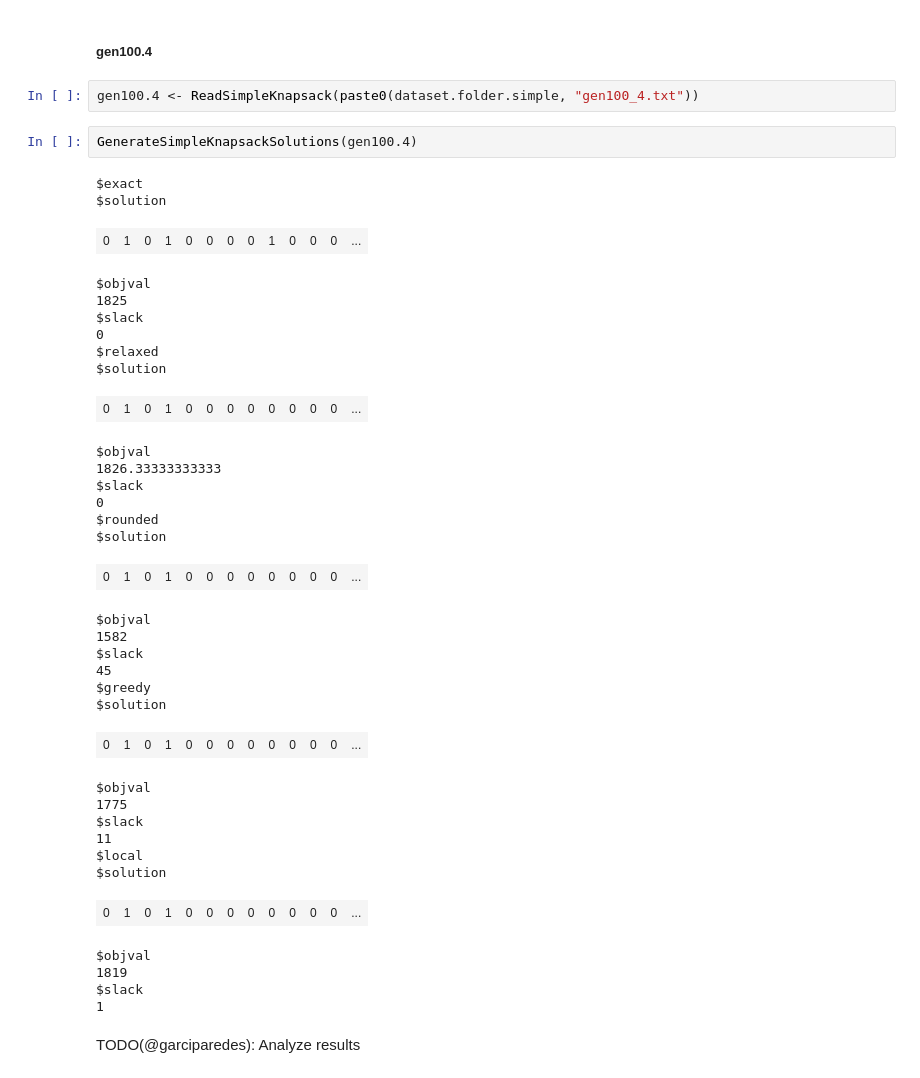
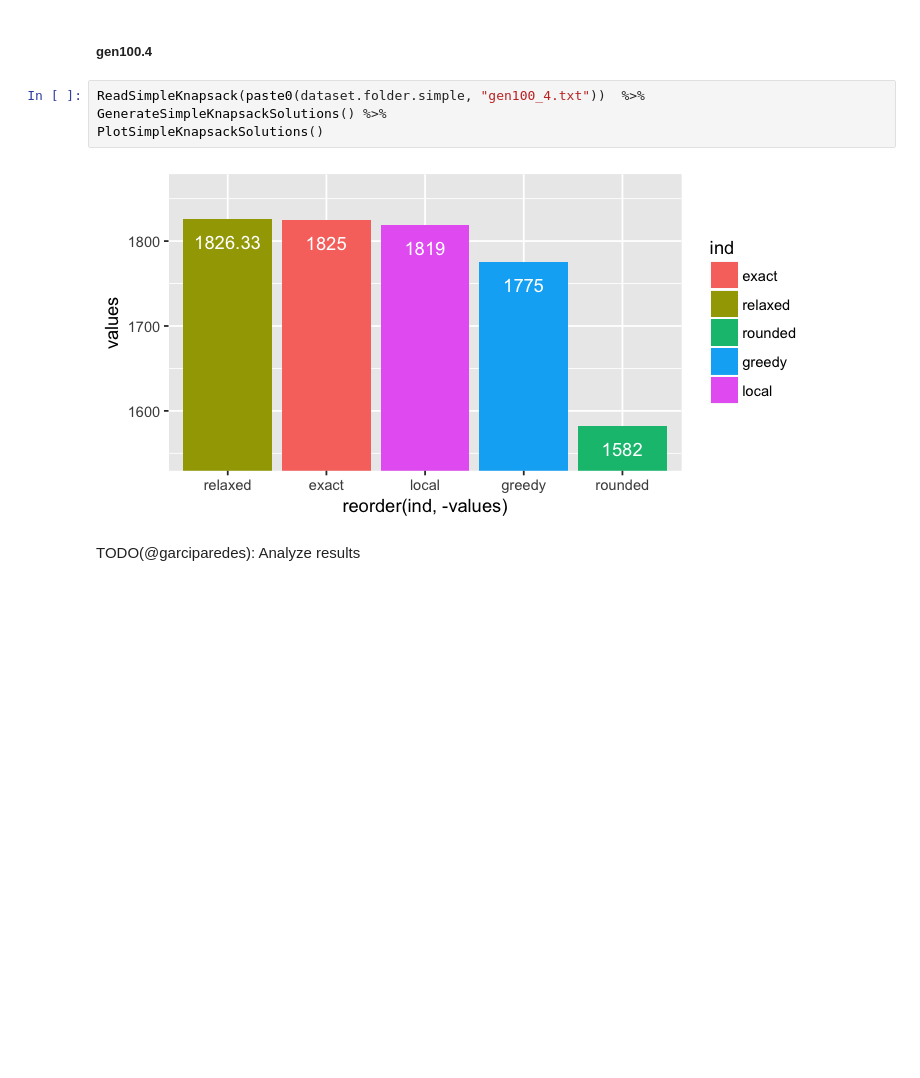
Before and after one commit to garciparedes/integer-programming-heuristics, a Jupyter notebook: integer-programming-knapsack-heuristics.ipynb, the cells around one changed output. Drawn from its saved outputs; the diff is of its cells as text; blank space fills up the shorter version.

```diff
--- a/integer-programming-knapsack-heuristics.ipynb
+++ b/integer-programming-knapsack-heuristics.ipynb
@@ -391,45 +323,11 @@ TODO(@garciparedes): Analyze results
 # %% [markdown]
 ##### gen100.4
 # %%
-gen100.4 <- ReadSimpleKnapsack(paste0(dataset.folder.simple, "gen100_4.txt"))
+ReadSimpleKnapsack(paste0(dataset.folder.simple, "gen100_4.txt"))  %>%
+GenerateSimpleKnapsackSolutions() %>%
+PlotSimpleKnapsackSolutions()
+# %% [output]
+[figure, added]
-# %%
-GenerateSimpleKnapsackSolutions(gen100.4)
-# %% [output]
-$exact
-$solution
-| 0 | 1 | 0 | 1 | 0 | 0 | 0 | 0 | 1 | 0 | 0 | 0 | ... |
-$objval
-1825
-$slack
-0
-$relaxed
-$solution
-| 0 | 1 | 0 | 1 | 0 | 0 | 0 | 0 | 0 | 0 | 0 | 0 | ... |
-$objval
-1826.33333333333
-$slack
-0
-$rounded
-$solution
-| 0 | 1 | 0 | 1 | 0 | 0 | 0 | 0 | 0 | 0 | 0 | 0 | ... |
-$objval
-1582
-$slack
-45
-$greedy
-$solution
-| 0 | 1 | 0 | 1 | 0 | 0 | 0 | 0 | 0 | 0 | 0 | 0 | ... |
-$objval
-1775
-$slack
-11
-$local
-$solution
-| 0 | 1 | 0 | 1 | 0 | 0 | 0 | 0 | 0 | 0 | 0 | 0 | ... |
-$objval
-1819
-$slack
-1
 # %% [markdown]
 TODO(@garciparedes): Analyze results
 # %% [markdown]
```
Also changed, not shown: parts of 106 cells of this notebook.
